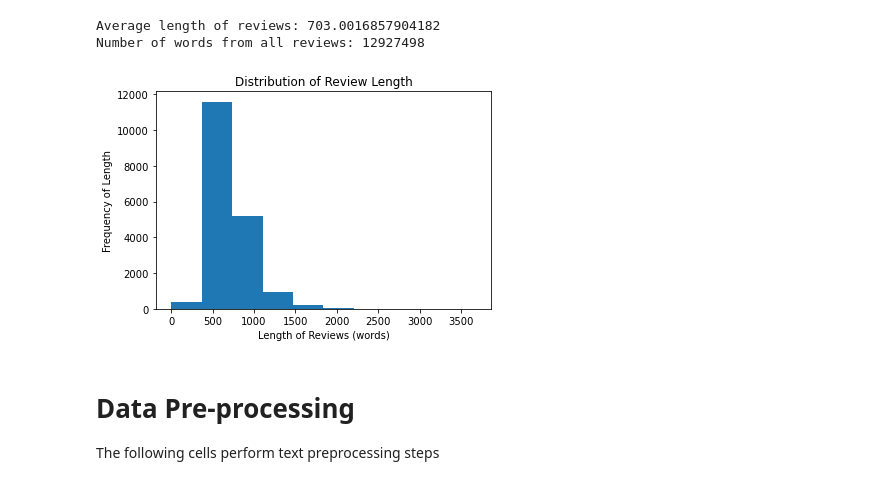
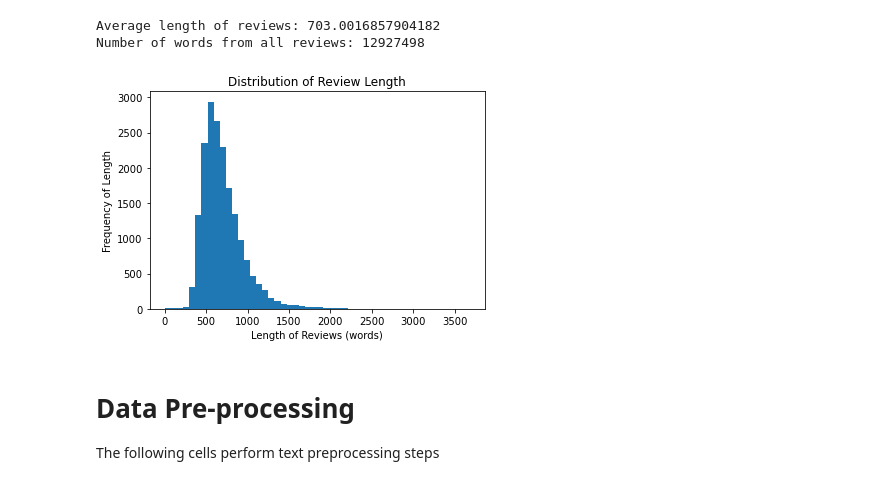
Before and after one commit to Lewy09-Tm25/Album-Reviews-Sentiment-Analysis, a Jupyter notebook: cleaning_eda.ipynb, the cells around one changed output. Drawn from its saved outputs; the diff is of its cells as text; code cells hidden in the pictures.

Commit message:
histograms

```diff
--- a/cleaning_eda.ipynb
+++ b/cleaning_eda.ipynb
@@ -153,13 +153,13 @@ print("Number of words from all reviews:",review_lengths.sum())
 Average length of reviews: 703.0016857904182
 Number of words from all reviews: 12927498
 # %%
-plt.hist(review_lengths)
+plt.hist(review_lengths, bins=50)
 plt.title("Distribution of Review Length")
 plt.xlabel("Length of Reviews (words)")
 plt.ylabel("Frequency of Length")
 plt.savefig("images/Distribution of Review Length.png")
 # %% [output]
-[figure, old version]
+[figure, new version]
 # %% [markdown]
 # Data Pre-processing
 The following cells perform text preprocessing steps
```
Also changed, not shown: parts of 1 cell of this notebook, 3 other files.
